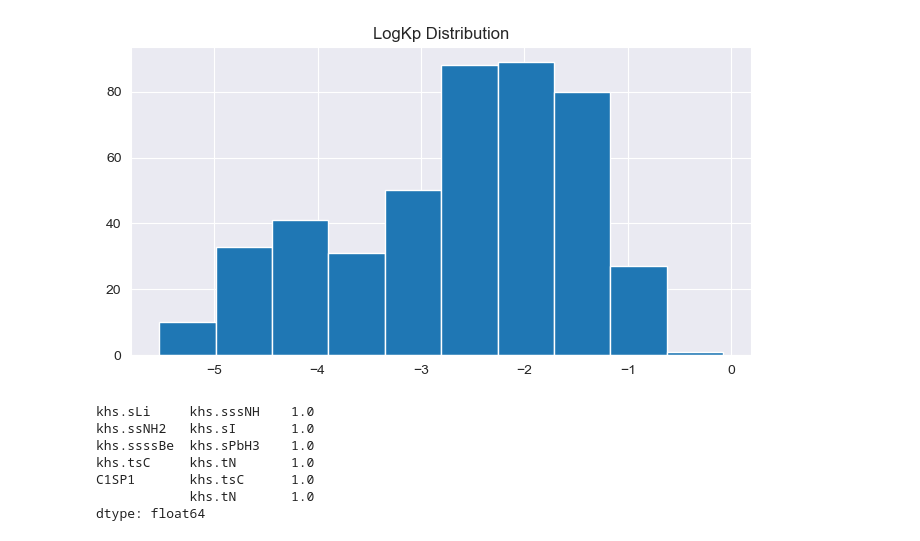
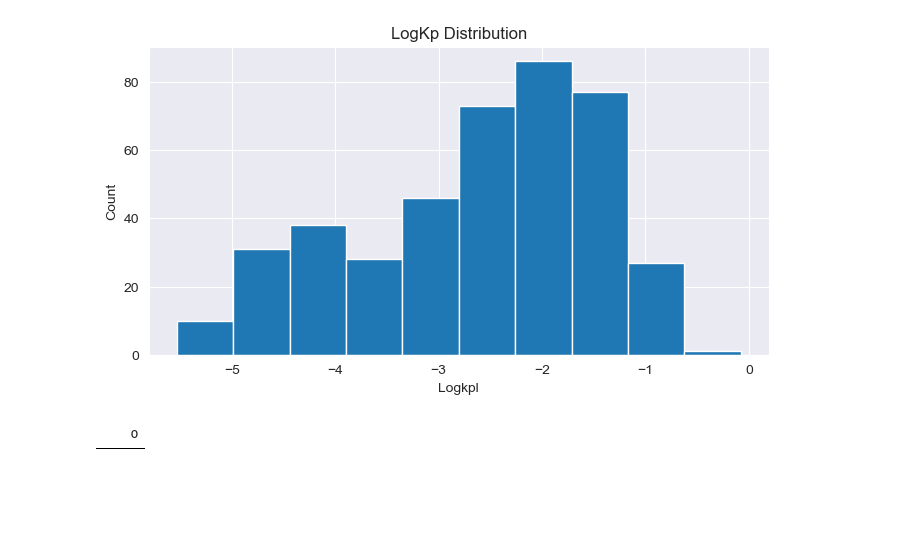
Before and after one commit to AhmadHammad21/Skin-Permeation, a Jupyter notebook: notebooks/trials/Descriptive Analysis.ipynb, the cells around one changed output. Drawn from its saved outputs; the diff is of its cells as text; code cells hidden in the pictures; blank space fills up the shorter version.

```diff
--- a/notebooks/trials/Descriptive Analysis.ipynb
+++ b/notebooks/trials/Descriptive Analysis.ipynb
@@ -7,3 +7,11 @@ import seaborn as sns
 sns.set_style("darkgrid")
 # %%
 data = pd.read_csv('../../data/processed/trial4.csv')
+compound_smile = pd.read_csv("../../data/processed/compound_smiles.csv")
+# %%
+# removing duplicated values
+both = pd.concat([compound_smile, data], axis=1)
+duplicated_rows = both[both.duplicated()].index
+
+data_clean = data.drop(duplicated_rows, axis=0)
+compound_smile = compound_smile.drop(duplicated_rows, axis=0)
@@ -9,0 +24,3 @@ data = pd.read_csv('../../data/processed/trial4.csv')
+# %%
+df = both.iloc[:, 2:]
+df
@@ -10,7 +41,9 @@ data = pd.read_csv('../../data/processed/trial4.csv')
 # %%
 plt.figure(figsize=(8, 4))
 plt.title("LogKp Distribution")
-data.logkpl.hist();
+plt.xlabel("Logkpl")
+plt.ylabel("Count")
+df.logkpl.hist();
 # %% [output]
-[figure, old version]
+[figure, new version]
 # %%
@@ -24,11 +65,5 @@ sol = (corr_matrix.where(np.triu(np.ones(corr_matrix.shape), k=1).astype(bool))
-# %%
-filtered_sol = sol[sol ==1]
-filtered_sol
-# %% [output]
-khs.sLi     khs.sssNH    1.0
-khs.ssNH2   khs.sI       1.0
-khs.ssssBe  khs.sPbH3    1.0
-khs.tsC     khs.tN       1.0
-C1SP1       khs.tsC      1.0
-            khs.tN       1.0
-dtype: float64
+# %%
+temp = return_correlated_features(df.drop(['khs.ssssB', 'khs.ssssBe', 'SCH-4', 'C1SP1', 'khs.tsC', 'khs.sssNH', 'khs.sI', 'SCH-3'] + one, axis=1), lower_threshold=-1, upper_threshold=-0.90)
+temp
+# %% [output]
+|  |  | 0 |
```
Also changed, not shown: parts of 18 cells of this notebook, 11 other files.
